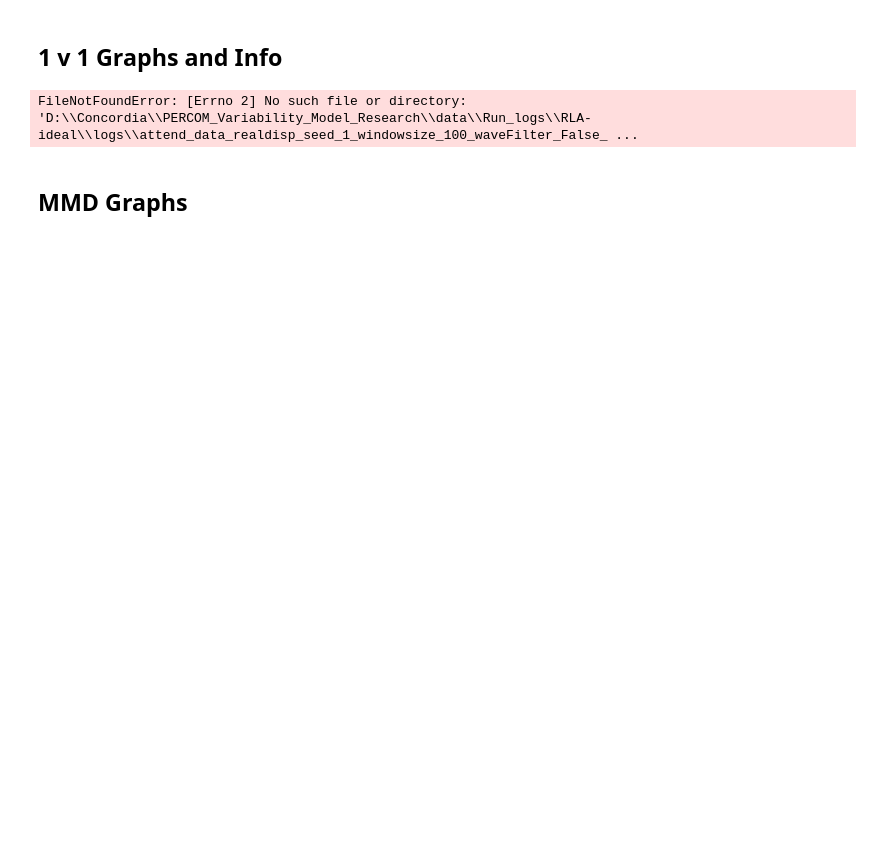
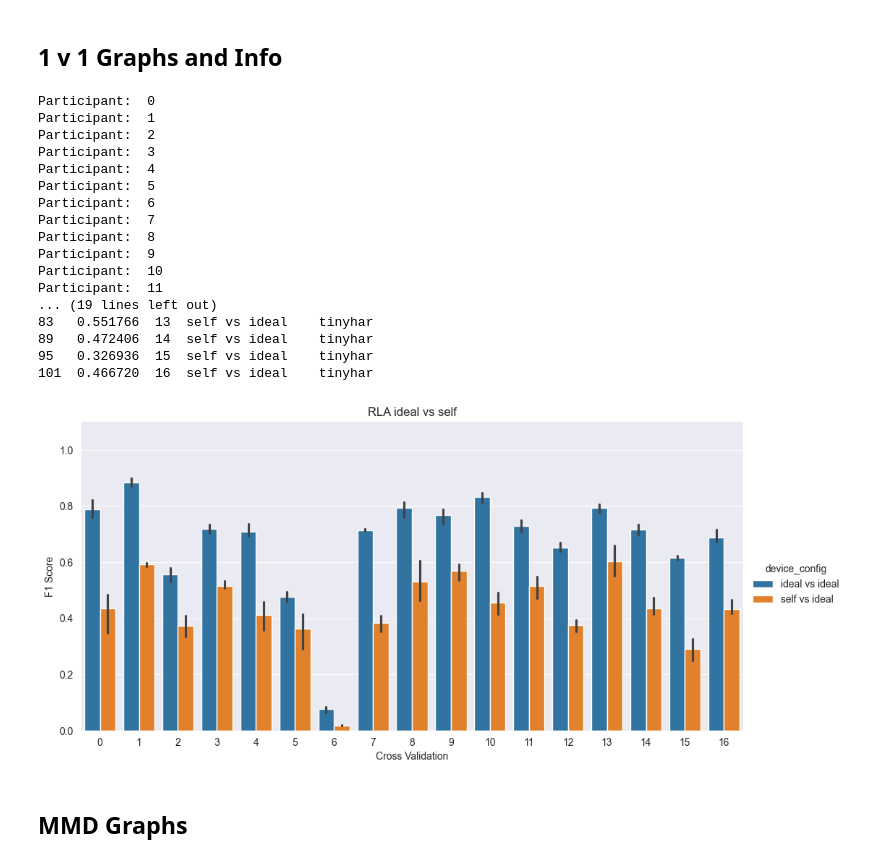
Before and after one commit to Gr33nMayhem/PERCOM_Variability_Research, a Jupyter notebook: notebooks/results_notebook/graph_creation_realdisp.ipynb, the cells around one changed output. Drawn from its saved outputs; the diff is of its cells as text; code cells hidden in the pictures; blank space fills up the shorter version.

```diff
--- a/notebooks/results_notebook/graph_creation_realdisp.ipynb
+++ b/notebooks/results_notebook/graph_creation_realdisp.ipynb
@@ -79,33 +121,52 @@ def get_result_for_model(root_path, model_variant, test_variant, model_type, cv)
 # %%
 # Blue sense rwr1 vs rwr2
 result_list = []
-for i in range(17):
+
+for i in train_keys:
+    print('Participant: ', i)
     for model in ['attend', 'deepconv', 'tinyhar']:
-        result1 = get_result_for_model(root_path, 'RLA-ideal', 'self', model, i)
-        result2 = get_result_for_model(root_path, 'RLA-self', 'self', model, i)
-        dict_results = {'f1': result2[3],
-                        'cv': i,
-                        'device_config': 'self vs self', 'model_type': model}
-        result_list.append(dict_results)
+        result1 = get_result_for_model(root_path, train_device_1, train_device_1, model, i)
+        result2 = get_result_for_model(root_path, train_device_2, train_device_1, model, i)
         dict_results = {'f1': result1[3],
                         'cv': i,
                         'device_config': 'ideal vs ideal', 'model_type': model}
+        result_list.append(dict_results)
+        dict_results = {'f1': result2[3],
+                        'cv': i,
+                        'device_config': 'self vs ideal', 'model_type': model}
         result_list.append(dict_results)
 
 df = pd.DataFrame(result_list)
 # print only rwr1 vs rwr1 and model deepconv
 print(df[(df['device_config'] == 'self vs ideal') & (df['model_type'] == 'tinyhar')])
 
 # plot the f1 score for all participants as bar graph using sns catplot bar
 sns.catplot(x='cv', y='f1', hue='device_config', data=df, kind='bar', aspect=2, height=5)
 plt.title('RLA ideal vs self')
 plt.xlabel('Cross Validation')
 plt.ylabel('F1 Score')
 # plot max y value is 1.1
 plt.ylim(0, 1.1)
 plt.show()
 # %% [output]
-FileNotFoundError: [Errno 2] No such file or directory: 'D:\\Concordia\\PERCOM_Variability_Model_Research\\data\\Run_logs\\RLA-ideal\\logs\\attend_data_realdisp_seed_1_windowsize_100_waveFilter_False_ ...
+Participant:  0
+Participant:  1
+Participant:  2
+Participant:  3
+Participant:  4
+Participant:  5
+Participant:  6
+Participant:  7
+Participant:  8
+Participant:  9
+Participant:  10
+Participant:  11
+... (19 lines left out)
+83   0.551766  13  self vs ideal    tinyhar
+89   0.472406  14  self vs ideal    tinyhar
+95   0.326936  15  self vs ideal    tinyhar
+101  0.466720  16  self vs ideal    tinyhar
+[figure, added]
 # %%
 # Method for creating a multi bar graph with x axis and y axis values in the for of a list
 '''
```
Also changed, not shown: parts of 11 cells of this notebook.
